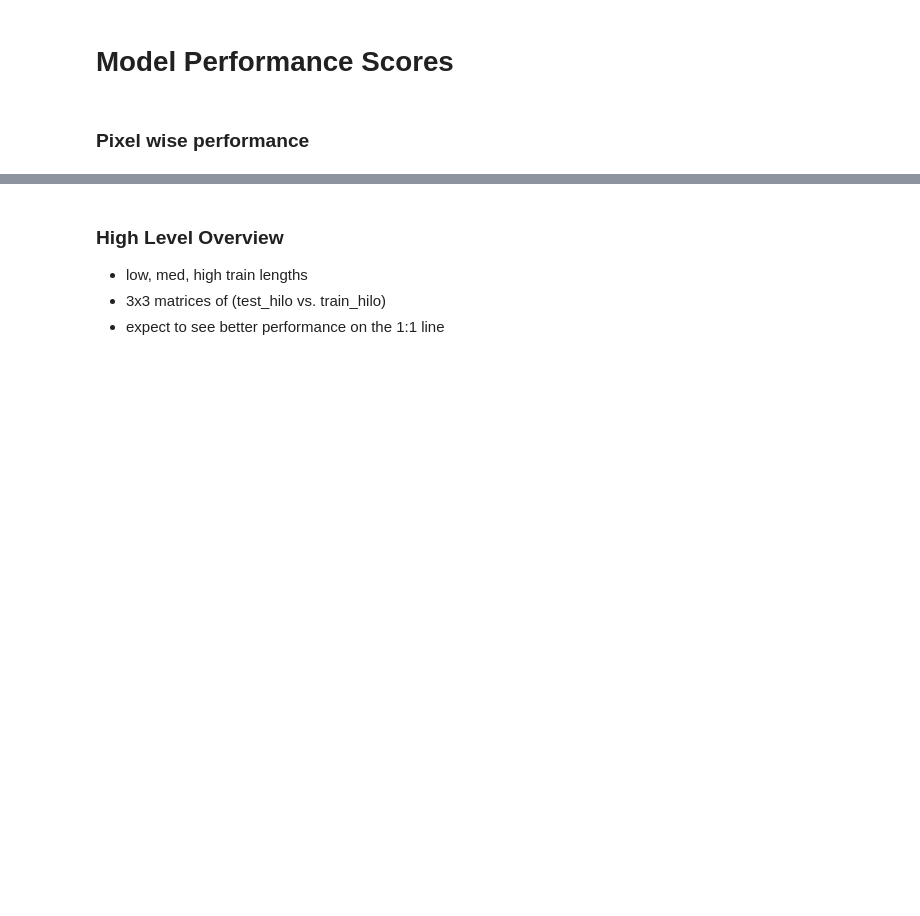
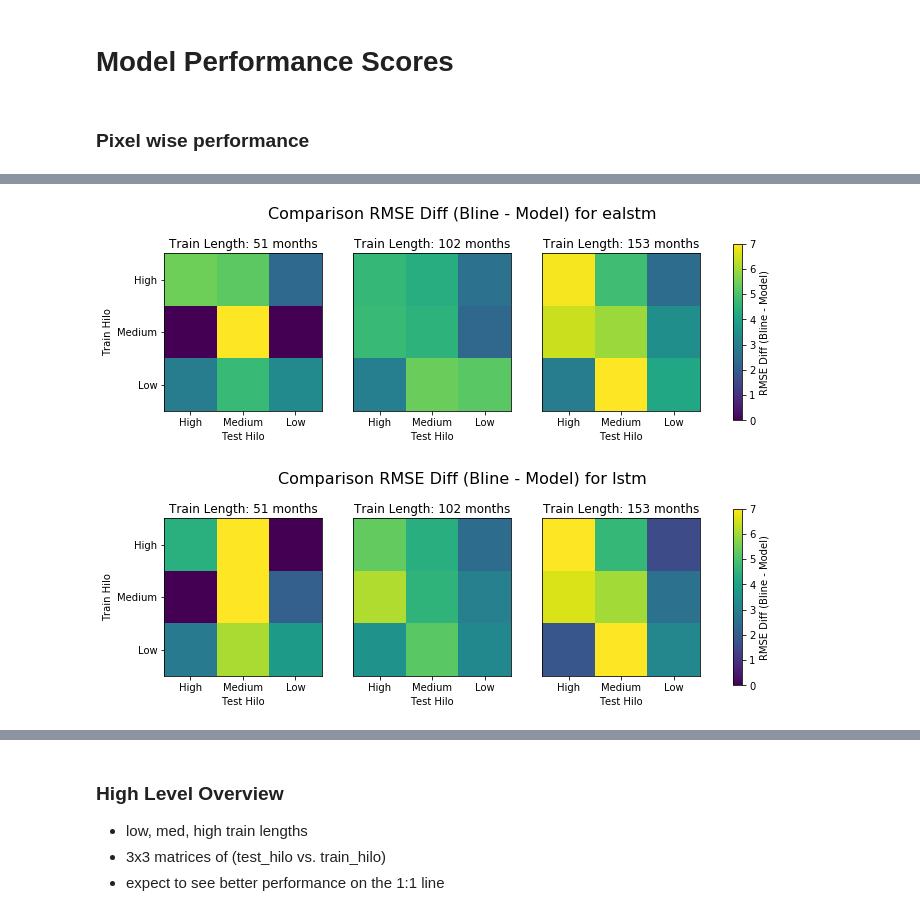
Before and after one commit to ECMWFCode4Earth/ml_drought, a Jupyter notebook: notebooks/dl_notebooks/04_tl_analyse_experiment.ipynb, the cells around one changed output, grey strips where cells are left out. Cells and saved outputs as stored; diff of their text form; code cells hidden in the pictures; blank space fills up the shorter version.

```diff
--- a/notebooks/dl_notebooks/04_tl_analyse_experiment.ipynb
+++ b/notebooks/dl_notebooks/04_tl_analyse_experiment.ipynb
@@ -292,0 +688,26 @@ AssertionError: TODO
+# %%
+# -------- RMSE ---------
+models_list, experiments_list, all_rmse_diffs = dict_to_arrays(diff_rmse_dict)
+rmse_diff_means = [rmse_diff.compute().mean().values for rmse_diff in all_rmse_diffs]
+
+# create dataframe
+mean_rmse_diff_df = create_experiment_dataframe(
+    experiments_list=experiments_list,
+    models_list=models_list,
+    values=rmse_diff_means
+)
+
+# -------- R2 ---------
+models_list, experiments_list, all_r2_diffs = dict_to_arrays(diff_r2_dict)
+r2_diff_means = [r2_diff.compute().mean().values for r2_diff in all_r2_diffs]
+
+# create dataframe
+mean_r2_diff_df = create_experiment_dataframe(
+    experiments_list=experiments_list,
+    models_list=models_list,
+    values=r2_diff_means,
+    col_name='R2'
+)
+
+display(mean_rmse_diff_df.head())
+display(mean_r2_diff_df.head())
@@ -292,0 +727,10 @@ AssertionError: TODO
+# %%
+model = 'ealstm'
+kwargs = dict(vmin=0, vmax=7)
+plot_experiment_matrices(mean_rmse_diff_df, model, value='RMSE Diff (Bline - Model)', **kwargs)
+
+model = 'lstm'
+plot_experiment_matrices(mean_rmse_diff_df, model, value='RMSE Diff (Bline - Model)', **kwargs)
+# %% [output]
+[figure, added]
+[figure, added]
```
Also changed, not shown: parts of 31 cells of this notebook, 2 other files.
